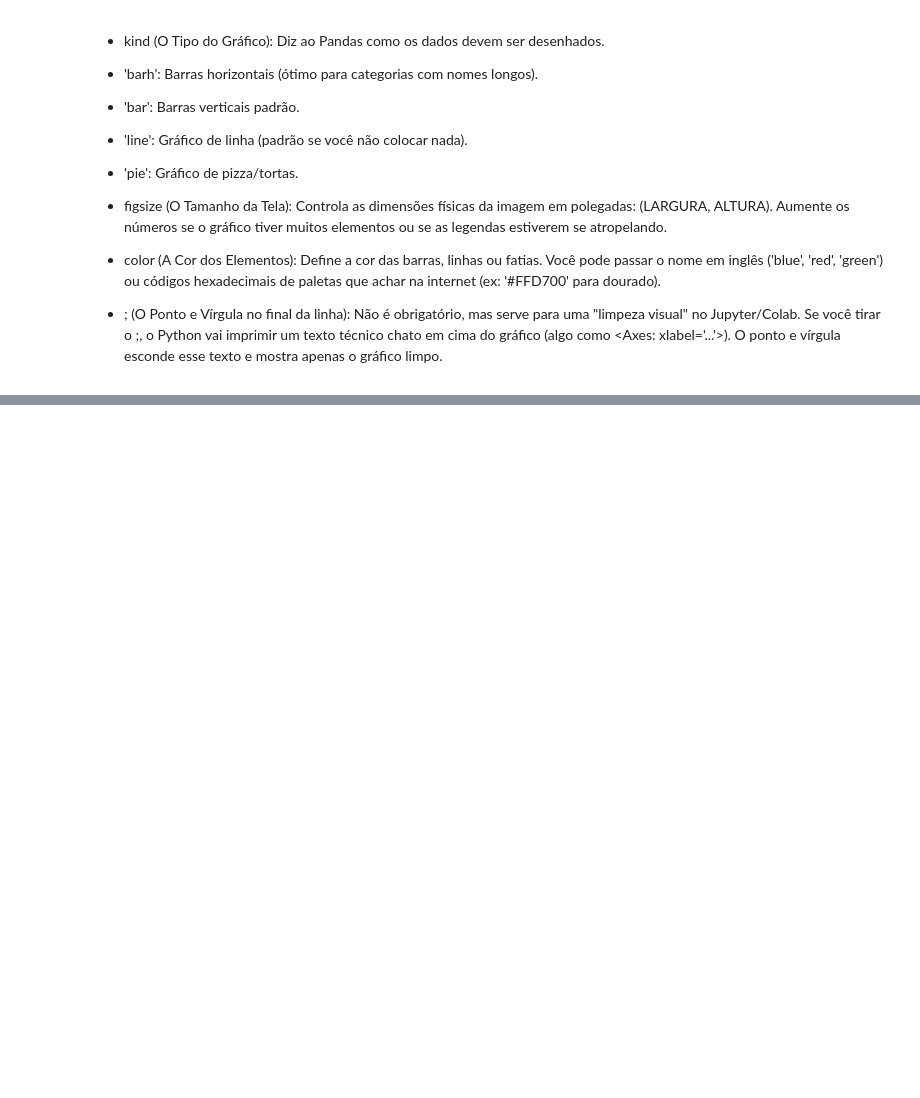
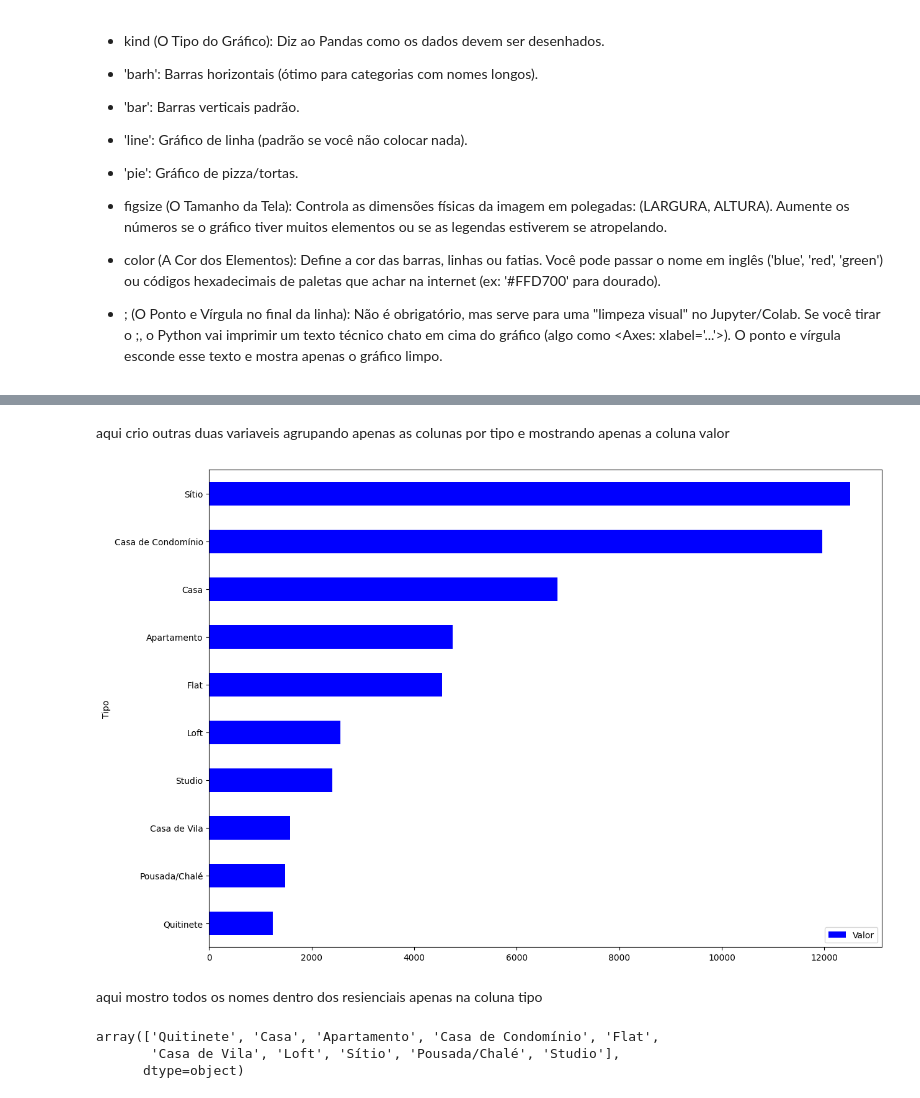
Before and after one commit to reynaldohenrique150-crypto/pandas_python, a Jupyter notebook: Untitled4.ipynb, the cells around one changed output, grey strips where cells are left out. Saved outputs shown, nothing was run; the diff lists cells and outputs as text; code cells hidden in the pictures; blank space fills up the shorter version.

```diff
--- a/Untitled4.ipynb
+++ b/Untitled4.ipynb
@@ -254,0 +292,2 @@ df_preco_tipo.plot(kind='barh', figsize=(14,10), color = 'blue');
+# %%
+imoveis_residenciais = dados.query('@Imoveis_comerciais not in Tipo')
@@ -254,0 +310,16 @@ df_preco_tipo.plot(kind='barh', figsize=(14,10), color = 'blue');
+# %% [markdown]
+aqui crio outras duas variaveis agrupando apenas as colunas por tipo e mostrando apenas a coluna valor
+# %%
+df_imoveis_residenciais = imoveis_residenciais.groupby('Tipo')[['Valor']].mean().sort_values('Valor')
+# %%
+df_imoveis_residenciais.plot(kind='barh', figsize=(14,10), color = 'blue');
+# %% [output]
+[figure, added]
+# %% [markdown]
+aqui mostro todos os nomes dentro dos resienciais apenas na coluna tipo
+# %%
+imoveis_residenciais.Tipo.unique()
+# %% [output]
+array(['Quitinete', 'Casa', 'Apartamento', 'Casa de Condomínio', 'Flat',
+       'Casa de Vila', 'Loft', 'Sítio', 'Pousada/Chalé', 'Studio'],
+      dtype=object)
```
Also changed, not shown: parts of 23 cells of this notebook.
